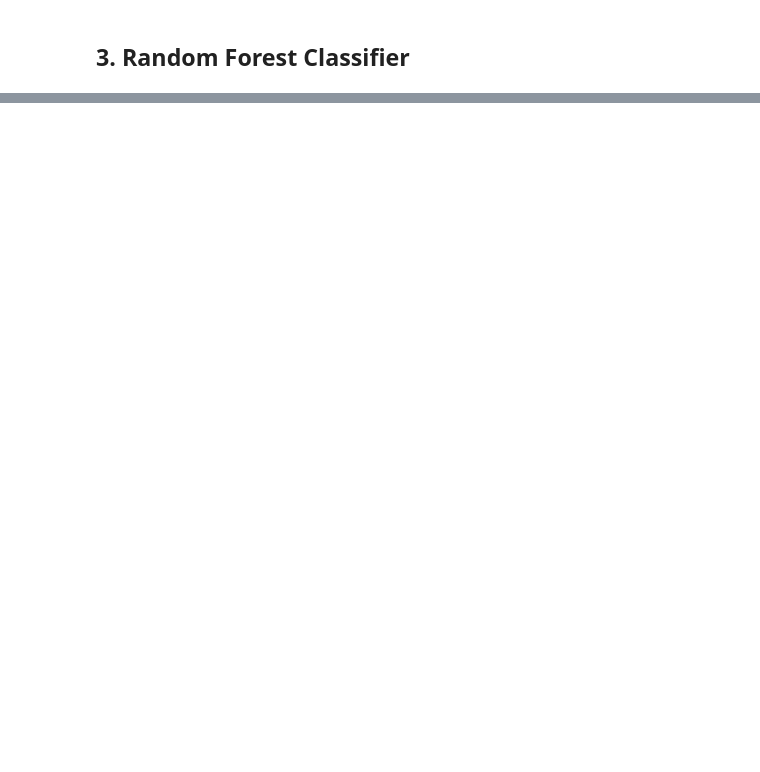
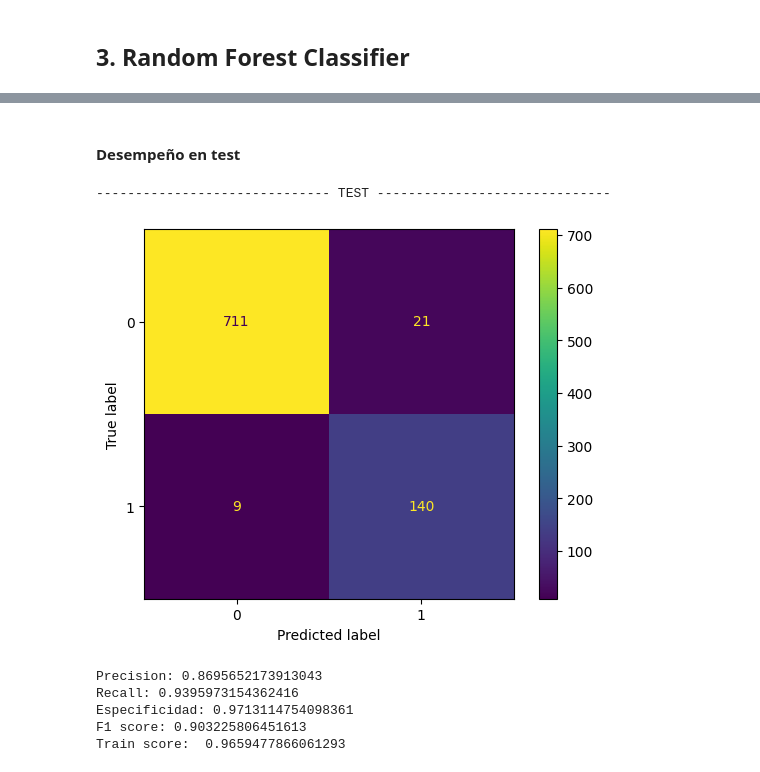
Before and after one commit to AlexanderBedoyaC/pediccion_abandono_empleo, a Jupyter notebook: 9. Modelos - Anova.ipynb, the cells around one changed output, grey strips where cells are left out. Drawn from its saved outputs; the diff is of its cells as text; code cells hidden in the pictures; blank space fills up the shorter version.

```diff
--- a/9. Modelos - Anova.ipynb
+++ b/9. Modelos - Anova.ipynb
@@ -258,0 +178,5 @@ plt.show()
+# %%
+param_svm = {
+    'C': [1, 2, 3, 4],
+    'gamma': [0.02,0.01,0.03,0.04]
+    }
@@ -258,0 +185,11 @@ plt.show()
+# %%
+svm = SVC(random_state = 42, class_weight = 'balanced')
+
+rand_s_svm = RandomizedSearchCV(estimator = svm,
+                            param_distributions = param_svm,
+                            n_iter = 2,
+                            scoring = 'f1',
+                            cv = 5,
+                            verbose = False,
+                            n_jobs = -1)
+rand_s_svm.fit(X_train, y_train)
@@ -258,0 +209,9 @@ plt.show()
+# %%
+svm_opt = SVC(class_weight='balanced',
+          gamma = 0.01,
+          kernel='rbf',
+          C=2,
+          random_state=42,
+          max_iter=-1
+        )
+svm_opt.fit(X_train, y_train)
@@ -258,0 +232,12 @@ plt.show()
+# %% [markdown]
+#### Desempeño en test
+# %%
+precision_svm_test, recall_svm_test, especificidad_svm_test, f1_score_svm_test = utils.metricas(svm_opt, X_test, y_test, 'TEST')
+# %% [output]
+------------------------------ TEST ------------------------------
+[figure, added]
+Precision: 0.8695652173913043
+Recall: 0.9395973154362416
+Especificidad: 0.9713114754098361
+F1 score: 0.903225806451613
+Train score:  0.9659477866061293
```
Also changed, not shown: parts of 68 cells of this notebook, 1 other file.
